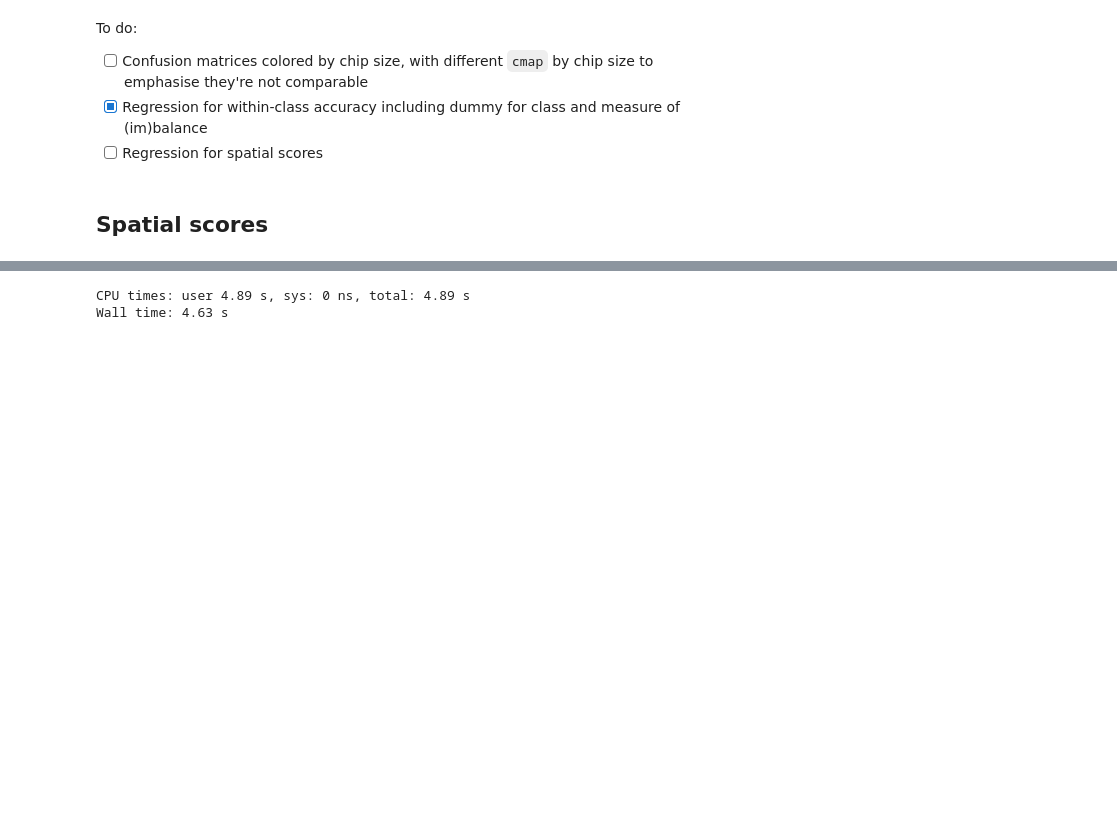
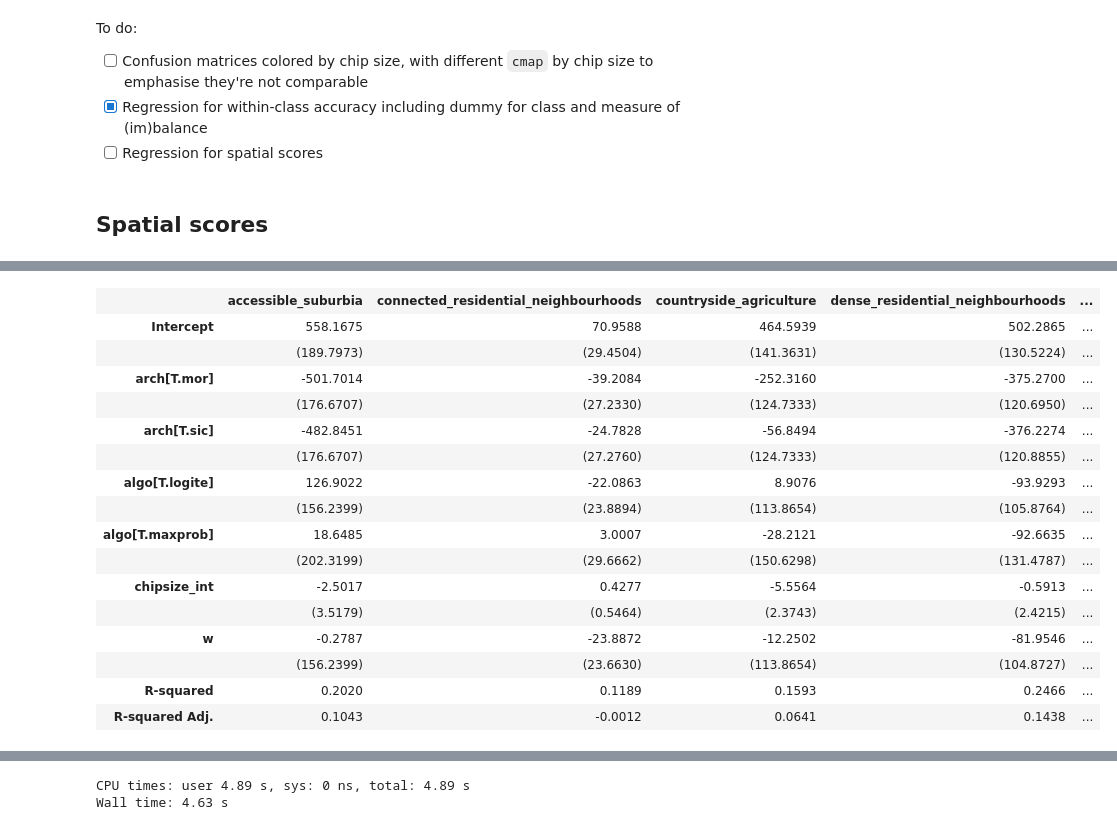
Before and after one commit to urbangrammarai/signature_ai, a Jupyter notebook: ai_experiments/production_model_performance.ipynb, the cells around one changed output, grey strips where cells are left out. Saved outputs shown, nothing was run; the diff lists cells and outputs as text; code cells hidden in the pictures; blank space fills up the shorter version.

```diff
--- a/ai_experiments/production_model_performance.ipynb
+++ b/ai_experiments/production_model_performance.ipynb
@@ -679,0 +791,28 @@ To do:
+# %%
+def sig_reg(tab):
+    sig = tab['signature'].iloc[0]
+    m = sm.ols(
+        f'{sig} ~ arch + chipsize_int + algo + w', tab.rename(columns={'dist': sig})
+    ).fit()
+    return m
+# %%
+tst = sp_dist_reg.groupby('signature').apply(sig_reg)
+summary_col(tst.tolist())
+# %% [output]
+|  | accessible_suburbia | connected_residential_neighbourhoods | countryside_agriculture | dense_residential_neighbourhoods | ... |
+| Intercept | 558.1675 | 70.9588 | 464.5939 | 502.2865 | ... |
+|  | (189.7973) | (29.4504) | (141.3631) | (130.5224) | ... |
+| arch[T.mor] | -501.7014 | -39.2084 | -252.3160 | -375.2700 | ... |
+|  | (176.6707) | (27.2330) | (124.7333) | (120.6950) | ... |
+| arch[T.sic] | -482.8451 | -24.7828 | -56.8494 | -376.2274 | ... |
+|  | (176.6707) | (27.2760) | (124.7333) | (120.8855) | ... |
+| algo[T.logite] | 126.9022 | -22.0863 | 8.9076 | -93.9293 | ... |
+|  | (156.2399) | (23.8894) | (113.8654) | (105.8764) | ... |
+| algo[T.maxprob] | 18.6485 | 3.0007 | -28.2121 | -92.6635 | ... |
+|  | (202.3199) | (29.6662) | (150.6298) | (131.4787) | ... |
+| chipsize_int | -2.5017 | 0.4277 | -5.5564 | -0.5913 | ... |
+|  | (3.5179) | (0.5464) | (2.3743) | (2.4215) | ... |
+| w | -0.2787 | -23.8872 | -12.2502 | -81.9546 | ... |
+|  | (156.2399) | (23.6630) | (113.8654) | (104.8727) | ... |
+| R-squared | 0.2020 | 0.1189 | 0.1593 | 0.2466 | ... |
+| R-squared Adj. | 0.1043 | -0.0012 | 0.0641 | 0.1438 | ... |
```
Also changed, not shown: parts of 35 cells of this notebook, 1 other file.
